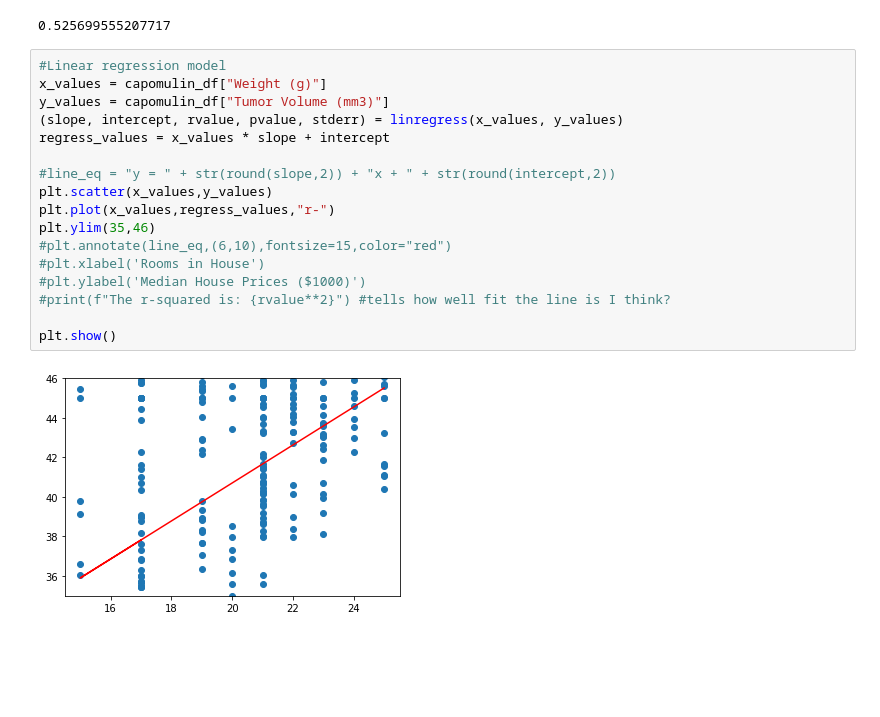
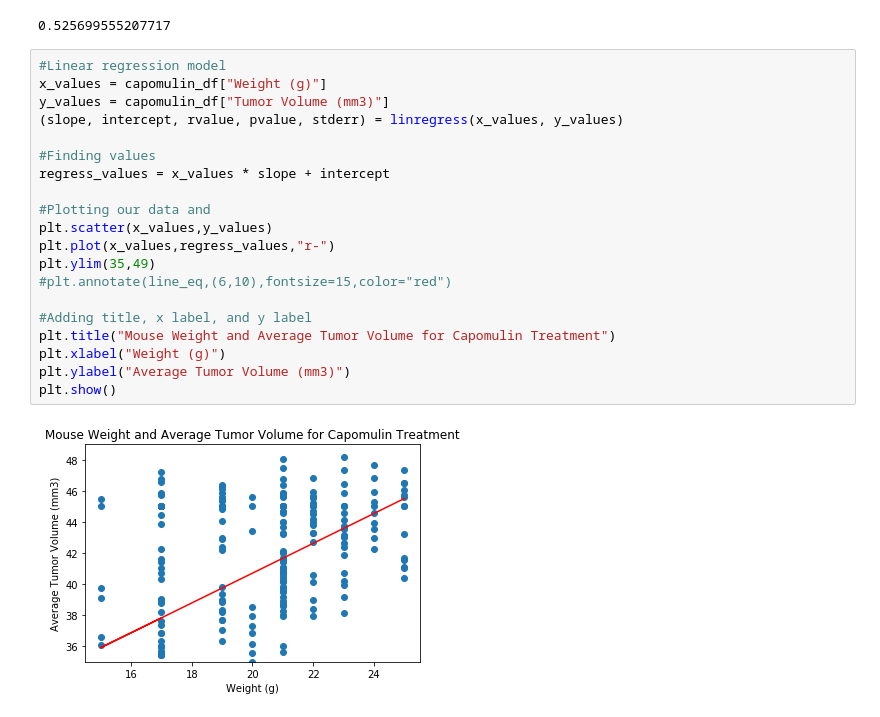
Before and after one commit to carolinelarry/homework_5, a Jupyter notebook: Power of Plots.ipynb, the cells around one changed output. Cells and saved outputs as stored; diff of their text form; blank space fills up the shorter version.

```diff
--- a/Power of Plots.ipynb
+++ b/Power of Plots.ipynb
@@ -532,19 +543,22 @@ correlation[0]
 # %%
 #Linear regression model
 x_values = capomulin_df["Weight (g)"]
 y_values = capomulin_df["Tumor Volume (mm3)"]
 (slope, intercept, rvalue, pvalue, stderr) = linregress(x_values, y_values)
+
+#Finding values
 regress_values = x_values * slope + intercept
 
-#line_eq = "y = " + str(round(slope,2)) + "x + " + str(round(intercept,2))
+#Plotting our data and
 plt.scatter(x_values,y_values)
 plt.plot(x_values,regress_values,"r-")
-plt.ylim(35,46)
+plt.ylim(35,49)
 #plt.annotate(line_eq,(6,10),fontsize=15,color="red")
-#plt.xlabel('Rooms in House')
-#plt.ylabel('Median House Prices ($1000)')
-#print(f"The r-squared is: {rvalue**2}") #tells how well fit the line is I think?
 
+#Adding title, x label, and y label
+plt.title("Mouse Weight and Average Tumor Volume for Capomulin Treatment")
+plt.xlabel("Weight (g)")
+plt.ylabel("Average Tumor Volume (mm3)")
 plt.show()
 # %% [output]
-[figure, old version]
+[figure, new version]
```
Also changed, not shown: parts of 17 cells of this notebook.
